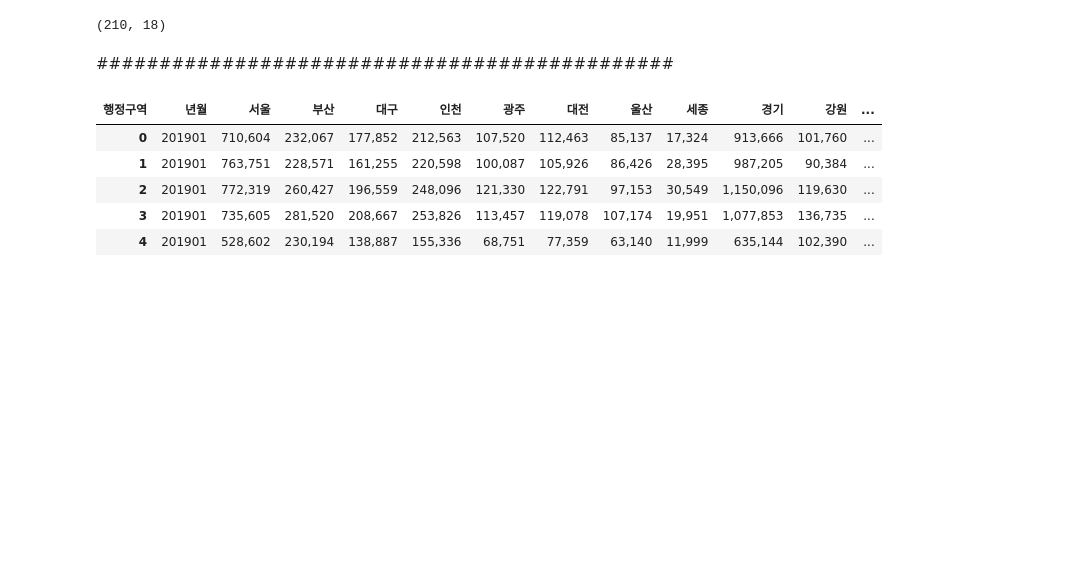
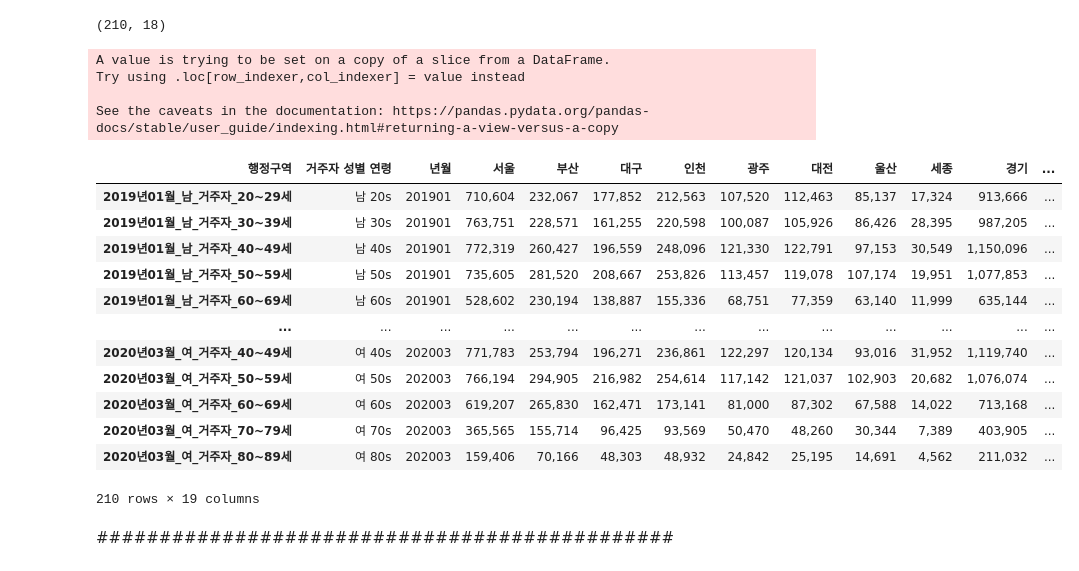
Before and after one commit to dhxoghks95/2020_jeju_creditcard, a Jupyter notebook: code/preprocessing_EDA/시도 - 성별 - 연령대 - 인구수 code.ipynb, the cells around one changed output. Drawn from its saved outputs; the diff is of its cells as text; code cells hidden in the pictures; blank space fills up the shorter version.

Commit message:
시도-성별-연령대-인구수(index)

```diff
--- a/code/preprocessing_EDA/시도 - 성별 - 연령대 - 인구수 code.ipynb
+++ b/code/preprocessing_EDA/시도 - 성별 - 연령대 - 인구수 code.ipynb
@@ -18,9 +18,9 @@ import numpy as np
 # %%
 data = pd.read_csv('C:/Users/USER/Desktop/[2020]/2020 summer/데이콘/jeju_data_ver1/201901-202003.csv')
 # %%
-data1 = pd.read_csv('C:/Users/USER/Desktop/2020 summer dacon/2020_jeju_credit card/data/시도 - 성별 - 연령대 - 인구수/201901_201906_연령별인구현황_월간.csv',encoding='cp949')
-data2 = pd.read_csv('C:/Users/USER/Desktop/2020 summer dacon/2020_jeju_credit card/data/시도 - 성별 - 연령대 - 인구수/201907_201912_연령별인구현황_월간.csv',encoding='cp949')
-data3 = pd.read_csv('C:/Users/USER/Desktop/2020 summer dacon/2020_jeju_credit card/data/시도 - 성별 - 연령대 - 인구수/202001_202003_연령별인구현황_월간.csv',encoding='cp949')
+data1 = pd.read_csv('C:/Users/USER/Desktop/2020 summer dacon/2020_jeju_credit card/data/시도 - 성별 - 연령대 - 인구수 ; 원데이터/201901_201906_연령별인구현황_월간.csv',encoding='cp949')
+data2 = pd.read_csv('C:/Users/USER/Desktop/2020 summer dacon/2020_jeju_credit card/data/시도 - 성별 - 연령대 - 인구수 ; 원데이터/201907_201912_연령별인구현황_월간.csv',encoding='cp949')
+data3 = pd.read_csv('C:/Users/USER/Desktop/2020 summer dacon/2020_jeju_credit card/data/시도 - 성별 - 연령대 - 인구수 ; 원데이터/202001_202003_연령별인구현황_월간.csv',encoding='cp949')
 # %%
 # 행정구역으로 인덱스화, 전국단위의 행 삭제
 data1 = data1.set_index('행정구역', drop = True) ; data1 = data1.drop(['전국  (0000000000)'])
@@ -253,0 +254,29 @@ data_TT22.to_csv('C:/Users/USER/Desktop/2020 summer dacon/2020_jeju_credit card/
+# %%
+거주자성별연령 = ['남 20s', '남 30s', '남 40s', '남 50s', '남 60s','남 70s', '남 80s', '여 20s', '여 30s', '여 40s', '여 50s', '여 60s', '여 70s', '여 80s']
+data_TT22_another['거주자 성별 연령'] = 거주자성별연령*15
+cols = data_TT22_another.columns.tolist()
+yeah = cols[-1]
+del cols[-1]
+cols.insert(0,yeah)
+data_TT22_another = data_TT22_another[cols]
+# %% [output]
+A value is trying to be set on a copy of a slice from a DataFrame.
+Try using .loc[row_indexer,col_indexer] = value instead
+
+See the caveats in the documentation: https://pandas.pydata.org/pandas-docs/stable/user_guide/indexing.html#returning-a-view-versus-a-copy
+# %%
+data_TT22_another
+# %% [output]
+| 행정구역 | 거주자 성별 연령 | 년월 | 서울 | 부산 | 대구 | 인천 | 광주 | 대전 | 울산 | 세종 | 경기 | ... |
+| 2019년01월_남_거주자_20~29세 | 남 20s | 201901 | 710,604 | 232,067 | 177,852 | 212,563 | 107,520 | 112,463 | 85,137 | 17,324 | 913,666 | ... |
+| 2019년01월_남_거주자_30~39세 | 남 30s | 201901 | 763,751 | 228,571 | 161,255 | 220,598 | 100,087 | 105,926 | 86,426 | 28,395 | 987,205 | ... |
+| 2019년01월_남_거주자_40~49세 | 남 40s | 201901 | 772,319 | 260,427 | 196,559 | 248,096 | 121,330 | 122,791 | 97,153 | 30,549 | 1,150,096 | ... |
+| 2019년01월_남_거주자_50~59세 | 남 50s | 201901 | 735,605 | 281,520 | 208,667 | 253,826 | 113,457 | 119,078 | 107,174 | 19,951 | 1,077,853 | ... |
+| 2019년01월_남_거주자_60~69세 | 남 60s | 201901 | 528,602 | 230,194 | 138,887 | 155,336 | 68,751 | 77,359 | 63,140 | 11,999 | 635,144 | ... |
+| ... | ... | ... | ... | ... | ... | ... | ... | ... | ... | ... | ... | ... |
+| 2020년03월_여_거주자_40~49세 | 여 40s | 202003 | 771,783 | 253,794 | 196,271 | 236,861 | 122,297 | 120,134 | 93,016 | 31,952 | 1,119,740 | ... |
+| 2020년03월_여_거주자_50~59세 | 여 50s | 202003 | 766,194 | 294,905 | 216,982 | 254,614 | 117,142 | 121,037 | 102,903 | 20,682 | 1,076,074 | ... |
+| 2020년03월_여_거주자_60~69세 | 여 60s | 202003 | 619,207 | 265,830 | 162,471 | 173,141 | 81,000 | 87,302 | 67,588 | 14,022 | 713,168 | ... |
+| 2020년03월_여_거주자_70~79세 | 여 70s | 202003 | 365,565 | 155,714 | 96,425 | 93,569 | 50,470 | 48,260 | 30,344 | 7,389 | 403,905 | ... |
+| 2020년03월_여_거주자_80~89세 | 여 80s | 202003 | 159,406 | 70,166 | 48,303 | 48,932 | 24,842 | 25,195 | 14,691 | 4,562 | 211,032 | ... |
+210 rows × 19 columns
@@ -258,9 +286,0 @@ data_TT22_another = data_TT22_another.reset_index(drop = True)
-# %%
-data_TT22_another.head()
-# %% [output]
-| 행정구역 | 년월 | 서울 | 부산 | 대구 | 인천 | 광주 | 대전 | 울산 | 세종 | 경기 | 강원 | ... |
-| 0 | 201901 | 710,604 | 232,067 | 177,852 | 212,563 | 107,520 | 112,463 | 85,137 | 17,324 | 913,666 | 101,760 | ... |
-| 1 | 201901 | 763,751 | 228,571 | 161,255 | 220,598 | 100,087 | 105,926 | 86,426 | 28,395 | 987,205 | 90,384 | ... |
-| 2 | 201901 | 772,319 | 260,427 | 196,559 | 248,096 | 121,330 | 122,791 | 97,153 | 30,549 | 1,150,096 | 119,630 | ... |
-| 3 | 201901 | 735,605 | 281,520 | 208,667 | 253,826 | 113,457 | 119,078 | 107,174 | 19,951 | 1,077,853 | 136,735 | ... |
-| 4 | 201901 | 528,602 | 230,194 | 138,887 | 155,336 | 68,751 | 77,359 | 63,140 | 11,999 | 635,144 | 102,390 | ... |
```
Also changed, not shown: parts of 12 cells of this notebook.
